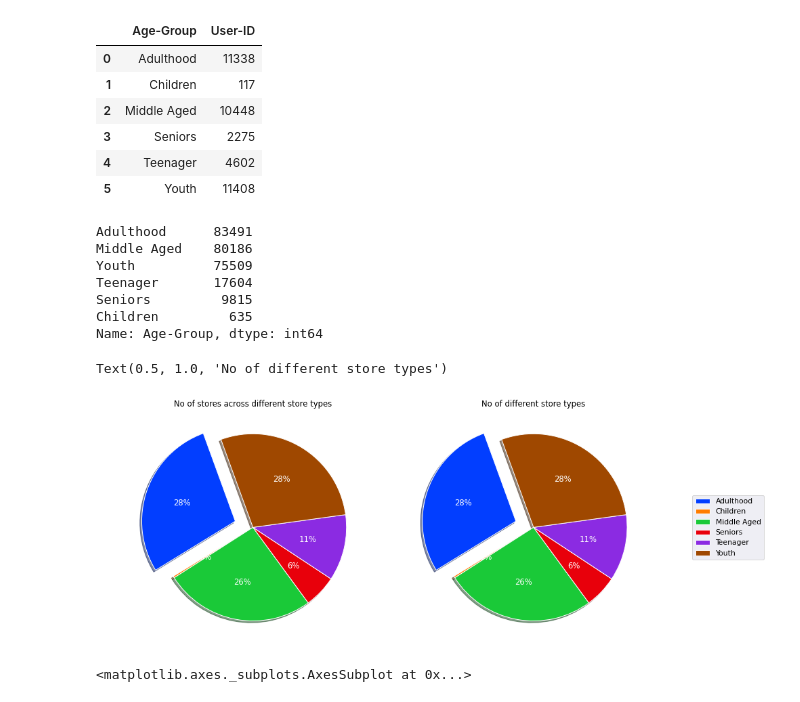
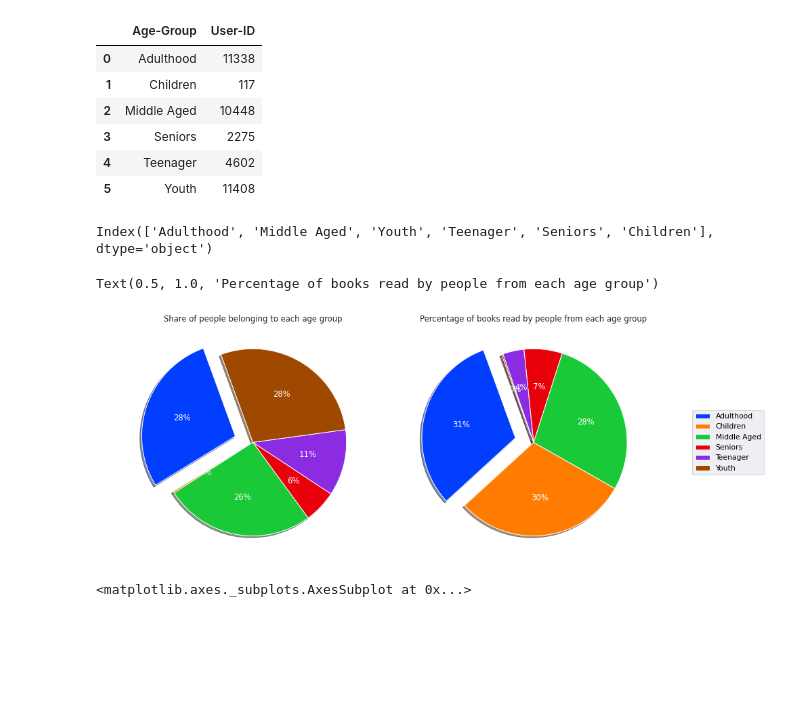
Before and after one commit to Yash1289/Book_Recommendations, a Jupyter notebook: Book_Recommender_System.ipynb, the cells around one changed output. Cells and saved outputs as stored; diff of their text form; code cells hidden in the pictures; blank space fills up the shorter version.

```diff
--- a/Book_Recommender_System.ipynb
+++ b/Book_Recommender_System.ipynb
@@ -29,0 +89,4 @@ books_df.head(3)
+# %%
+books_df["Book-Title"] = books_df["Book-Title"].str.lower().str.capitalize()
+books_df["Book-Author"] = books_df["Book-Author"].str.lower().str.capitalize()
+books_df["Publisher"] = books_df["Publisher"].str.lower().str.capitalize()
@@ -49,7 +119,17 @@ def countryExtractor(locationsValues):
+# %%
+def locationExtractor(locationsValues , index):
+  try:
+    h = locationsValues.split(", ")[index]
+    if h == "n/a":
+      return np.nan
+    else:
+      return h
+  except:
+    return np.nan
 # %%
-users_df["City"] = users_df["Location"].apply( lambda x : x.split(", ")[0])
-users_df["State"] = users_df["Location"].apply(stateExtractor)
-users_df["Country"] = users_df["Location"].apply(countryExtractor)
+users_df["City"] = users_df["Location"].apply(locationExtractor , args = (0,))
+users_df["State"] = users_df["Location"].apply(locationExtractor, args = (1,))
+users_df["Country"] = users_df["Location"].apply(locationExtractor , args = (2,))
 # %%
 users_df["Age"] = np.where(users_df["Age"] > 100 , 0 , users_df["Age"])
 users_df["Age"] = np.where(users_df["Age"] < 10 , 0 , users_df["Age"])
@@ -158,8 +188,8 @@ explicit_ratings_df = ratings_df[ratings_df["Book-Rating"] != 0]
 explicit_userids = list(explicit_ratings_df["User-ID"].unique())
 explicit_users_df = users_df[users_df["User-ID"].isin(explicit_userids)]
 # %%
-explicit_ratings_df = explicit_ratings_df.groupby("ISBN").filter(lambda x : len(x) >= 15)
-explicit_ratings_df["ISBN"].value_counts()
+filtered_ratings_df = explicit_ratings_df.groupby("ISBN").filter(lambda x : len(x) >= 15)
+filtered_ratings_df["ISBN"].value_counts()
 # %% [output]
 0316666343    707
 0971880107    581
@@ -300,52 +347,49 @@ recSys_eda_df.groupby("Age-Group").agg({ "User-ID" : pd.Series.nunique }).reset_
 | 5 | Youth | 11408 |
 # %%
 EachAgeGroupRatingCount = recSys_eda_df["Age-Group"].value_counts()
-EachAgeGroupRatingCount
+EachAgeGroupRatingCount.index
 # %% [output]
-Adulthood      83491
-Middle Aged    80186
-Youth          75509
-Teenager       17604
-Seniors         9815
-Children         635
-Name: Age-Group, dtype: int64
+Index(['Adulthood', 'Middle Aged', 'Youth', 'Teenager', 'Seniors', 'Children'], dtype='object')
 # %%
 #finding out the number of stores we have of each store type
 EachAgeGroupFreq = recSys_eda_df.groupby("Age-Group").agg({ "User-ID" : pd.Series.nunique }).reset_index()
+EachAgeGroupRatingCount = recSys_eda_df["Age-Group"].value_counts()
 
 #Making a list of all store types
-EachStoreTypeCount_list = list(EachAgeGroupFreq["Age-Group"].values)
+EachAgeGroup = list(EachAgeGroupFreq["Age-Group"].values)
 #Making a list of frequency of each store type
-EachStoreTypeCount_count = list(EachAgeGroupFreq["User-ID"].values)
+EachAgeGroupFreq_Count = list(EachAgeGroupFreq["User-ID"].values)
+
+EachAgeGroupRatedBookCount = list(EachAgeGroupRatingCount.values)
 
 ''' Plotting a pie char to show the percentage of store from each Store type
     that we have in our dataset'''
 
 fig, axes = plt.subplots( figsize=(14,8) ,dpi=70,nrows=1, ncols=2)
-totalStoreTypes = len(EachStoreTypeCount_count)
+totalStoreTypes = len(EachAgeGroup)
 
 #fig = plt.figure()
 #axes_1 = fig_1.add_axes([0.1,0.1,0.9,0.9])
 plt.rcParams['text.color'] = 'black'
 colors = sns.color_palette('bright')[0:totalStoreTypes]
 
 explode = [0]*totalStoreTypes
 explode[0] = 0.2
 
-wedges, texts, autotexts = axes[0].pie(EachStoreTypeCount_count, explode=explode, labels = EachStoreTypeCount_list, colors=colors,
+wedges, texts, autotexts = axes[0].pie(EachAgeGroupFreq_Count, explode=explode, labels = EachAgeGroup, colors=colors,
                                     autopct='%1.0f%%', shadow=True, startangle=110,
                                     textprops=dict(color="w"))
 
-wedges, texts, autotexts = axes[1].pie(EachStoreTypeCount_count, explode=explode, labels = EachStoreTypeCount_list, colors=colors,
+wedges, texts, autotexts = axes[1].pie(EachAgeGroupRatedBookCount, explode=explode, labels = EachAgeGroup, colors=colors,
                                     autopct='%1.0f%%', shadow=True, startangle=110,
                                     textprops=dict(color="w"))
 
-plt.legend(wedges, EachStoreTypeCount_list, loc='right', bbox_to_anchor=(1, 0, 0.5, 1))
-axes[0].set_title("No of stores across different store types")
-axes[1].set_title("No of different store types")
+plt.legend(wedges, EachAgeGroup, loc='right', bbox_to_anchor=(1, 0, 0.5, 1))
+axes[0].set_title("Share of people belonging to each age group")
+axes[1].set_title("Percentage of books read by people from each age group")
 # %% [output]
-Text(0.5, 1.0, 'No of different store types')
+Text(0.5, 1.0, 'Percentage of books read by people from each age group')
-[figure, old version]
+[figure, new version]
 # %%
 sns.boxplot( x = "Age-Group" , y = "Book-Rating" , data = recSys_eda_df , palette = "bright")
 # %% [output]
```
Also changed, not shown: parts of 56 cells of this notebook.
